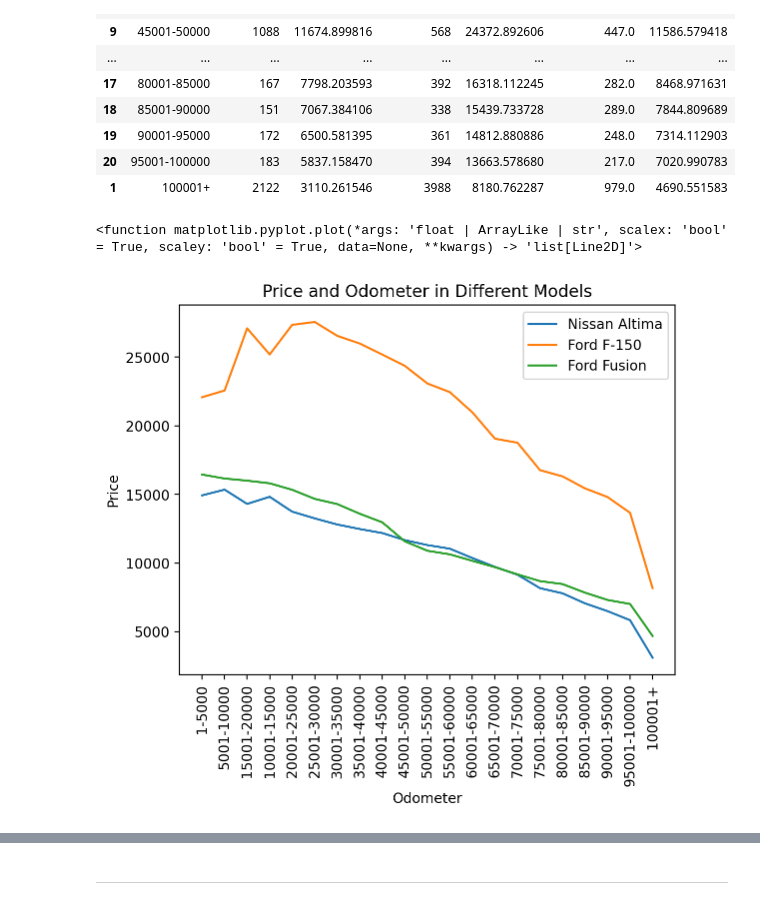
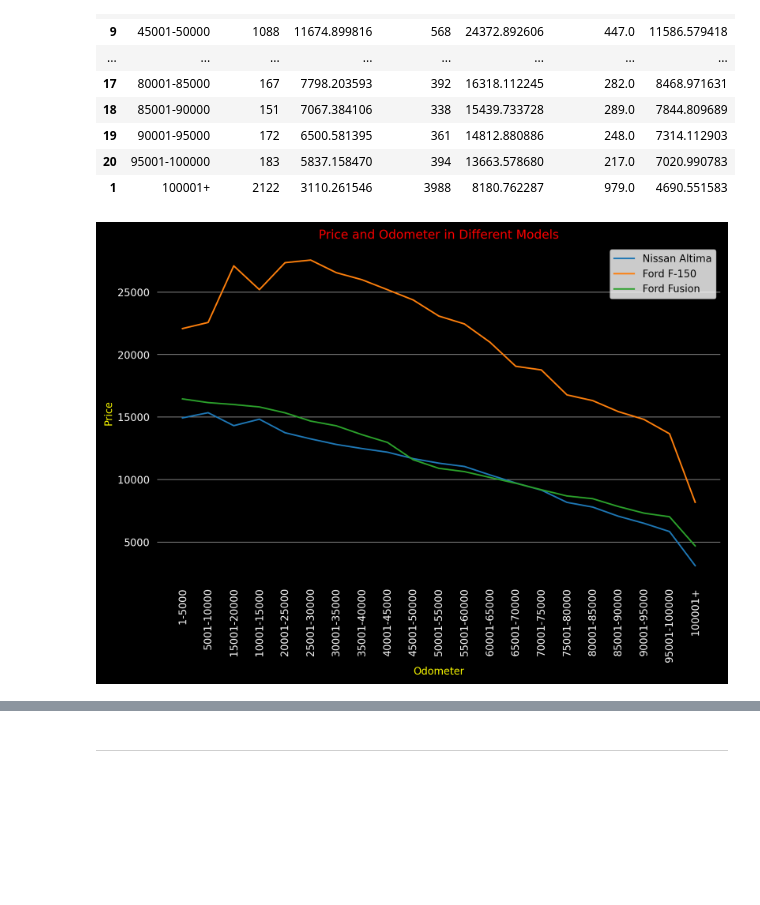
Before and after one commit to Kittisak-M/Best-Strategy-to-Buy-Car-for-Value-Concious-Customer, a Jupyter notebook: Vehicle Sales Analysis.ipynb, the cells around one changed output, grey strips where cells are left out. Drawn from its saved outputs; the diff is of its cells as text; code cells hidden in the pictures; blank space fills up the shorter version.

```diff
--- a/Vehicle Sales Analysis.ipynb
+++ b/Vehicle Sales Analysis.ipynb
@@ -1557,17 +1531,22 @@ y1 = g_top['alt_mean']
 y2 = g_top['f150_mean']
 y3 = g_top['fusion_mean']
 # %%
+plt.figure(figsize=(10, 6), facecolor='black')
+
 plt.plot(g_top['category'], y1,label='Nissan Altima')
 plt.plot(g_top['category'], y2,label='Ford F-150')
 plt.plot(g_top['category'], y3,label='Ford Fusion')
-plt.grid(False)
-plt.xticks(rotation=90)
-plt.title('Price and Odometer in Different Models')
-plt.xlabel('Odometer')
-plt.ylabel('Price')
+
+plt.grid(axis='y', color='grey')
+plt.xticks(rotation=90, color='white')
+plt.yticks(color='white')
+plt.xlabel('Odometer', color='yellow')
+plt.ylabel('Price', color='yellow')
+plt.title('Price and Odometer in Different Models', color='red')
 plt.legend()
-plt.plot
+
+plt.gca().set_facecolor('black')
+plt.show()
 # %% [output]
-<function matplotlib.pyplot.plot(*args: 'float | ArrayLike | str', scalex: 'bool' = True, scaley: 'bool' = True, data=None, **kwargs) -> 'list[Line2D]'>
-[figure, old version]
+[figure, new version]
 # %%
```
Also changed, not shown: parts of 29 cells of this notebook.
